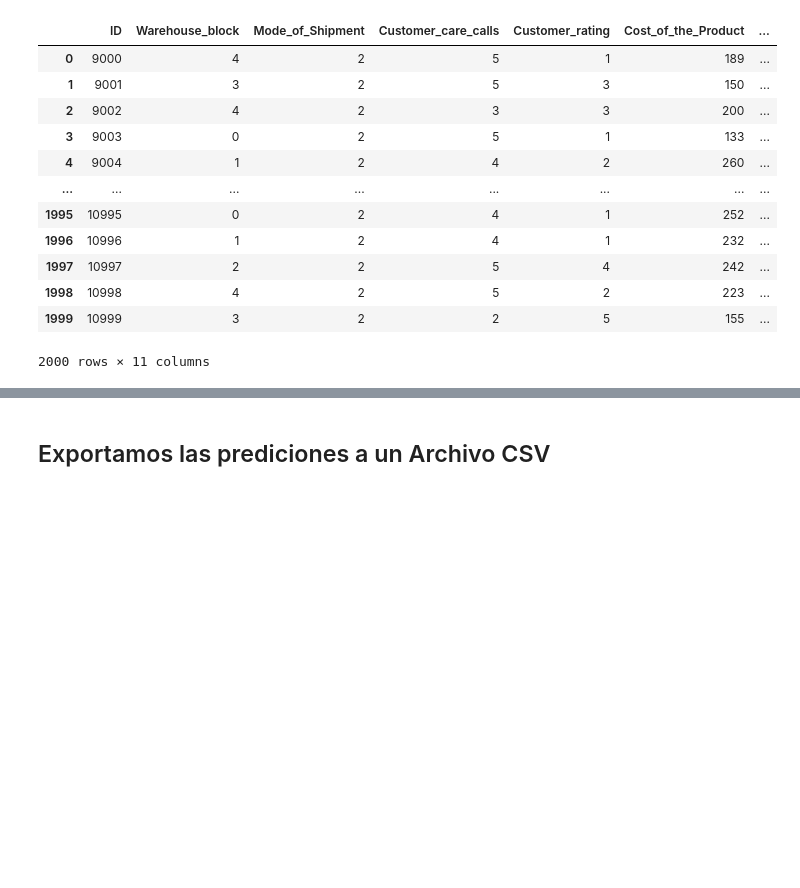
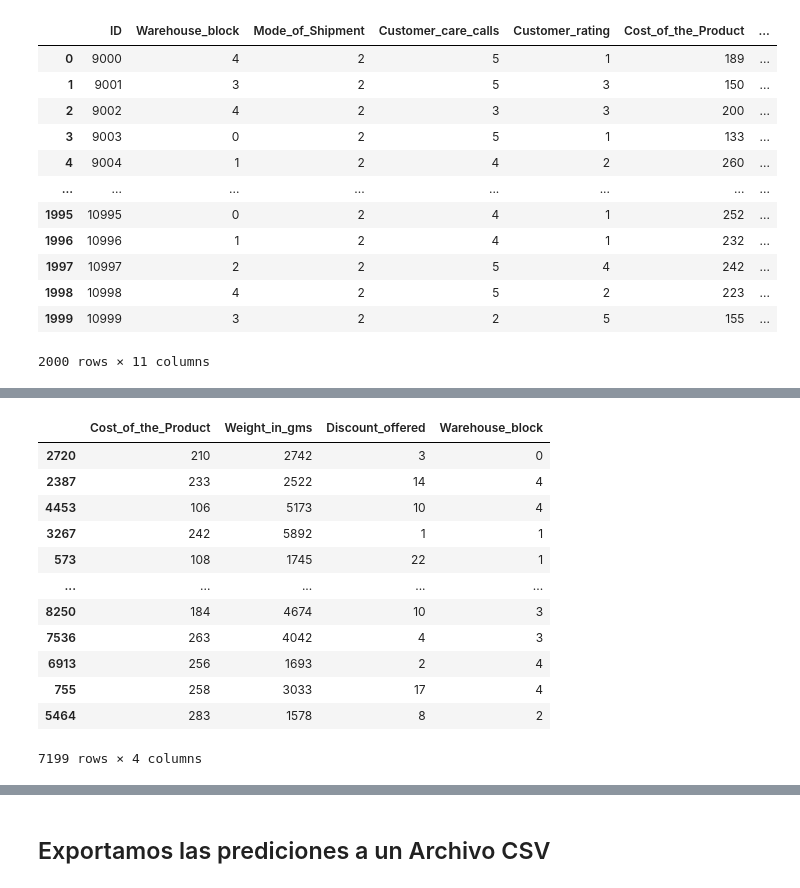
Before and after one commit to MRXWallace/Datathon, a Jupyter notebook: Main2.ipynb, the cells around one changed output, grey strips where cells are left out. Saved outputs shown, nothing was run; the diff lists cells and outputs as text; code cells hidden in the pictures; blank space fills up the shorter version.

```diff
--- a/Main2.ipynb
+++ b/Main2.ipynb
@@ -216,0 +264,16 @@ Xtest = datapred
+# %%
+X_train
+# %% [output]
+|  | Cost_of_the_Product | Weight_in_gms | Discount_offered | Warehouse_block |
+| 2720 | 210 | 2742 | 3 | 0 |
+| 2387 | 233 | 2522 | 14 | 4 |
+| 4453 | 106 | 5173 | 10 | 4 |
+| 3267 | 242 | 5892 | 1 | 1 |
+| 573 | 108 | 1745 | 22 | 1 |
+| ... | ... | ... | ... | ... |
+| 8250 | 184 | 4674 | 10 | 3 |
+| 7536 | 263 | 4042 | 4 | 3 |
+| 6913 | 256 | 1693 | 2 | 4 |
+| 755 | 258 | 3033 | 17 | 4 |
+| 5464 | 283 | 1578 | 8 | 2 |
+7199 rows × 4 columns
```
Also changed, not shown: parts of 17 cells of this notebook.
